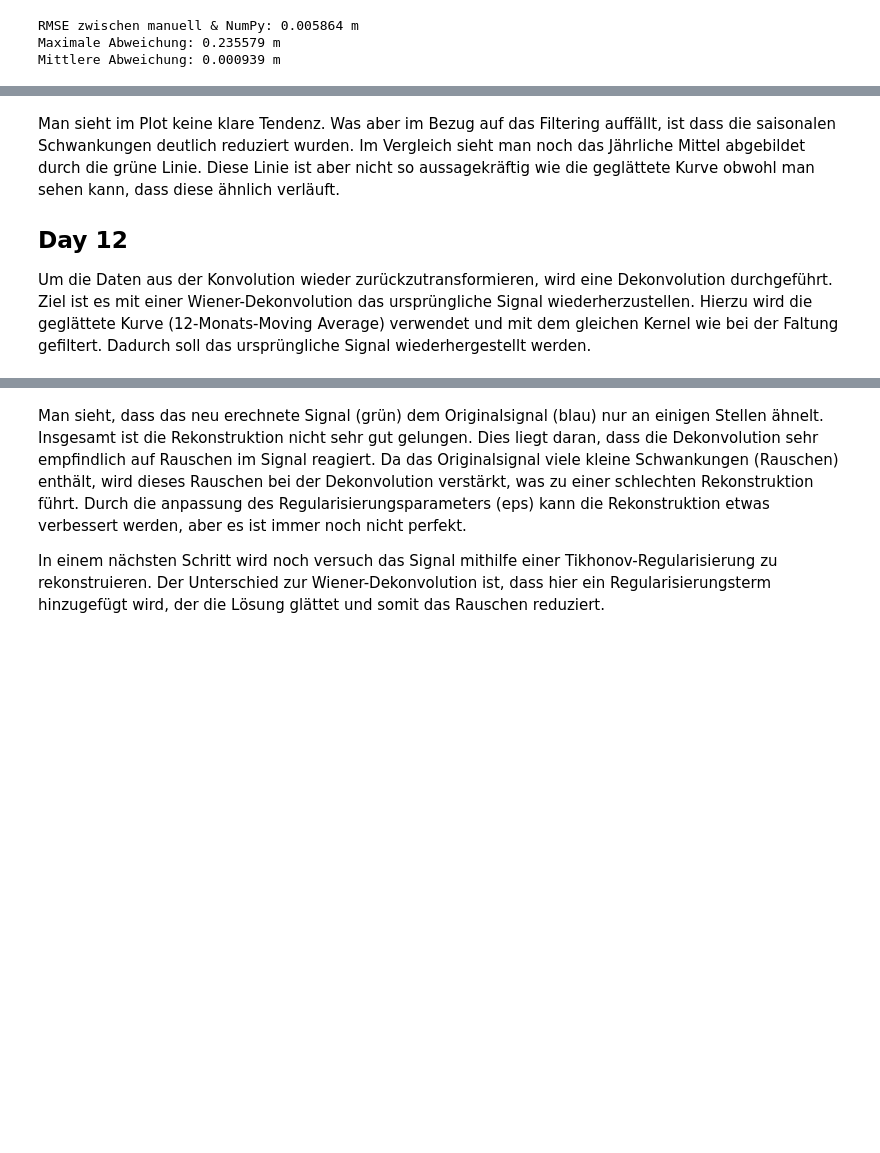
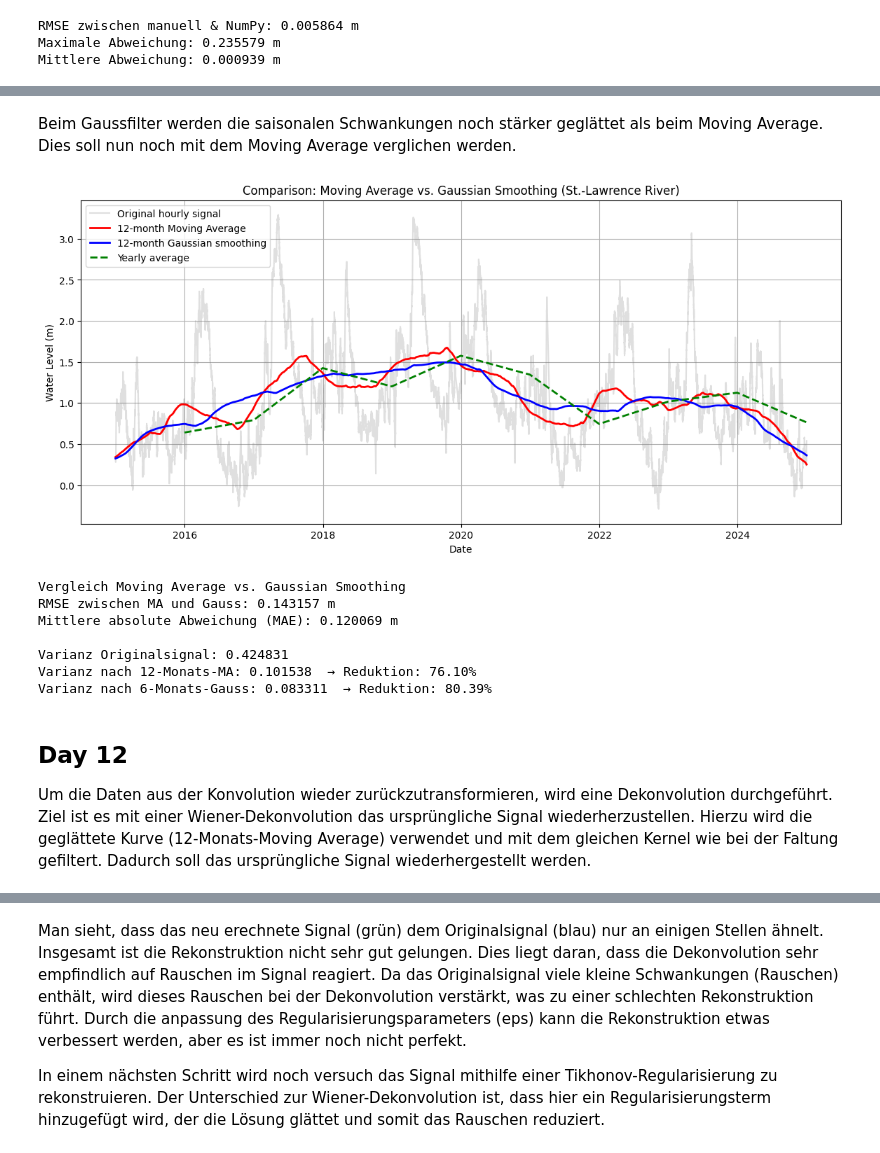
Before and after one commit to adrianmeier2002/gbsv_minichallenges, a Jupyter notebook: MC1/MC1_Day10_15.ipynb, the cells around one changed output, grey strips where cells are left out. Drawn from its saved outputs; the diff is of its cells as text; code cells hidden in the pictures; blank space fills up the shorter version.

```diff
--- a/MC1/MC1_Day10_15.ipynb
+++ b/MC1/MC1_Day10_15.ipynb
@@ -266,6 +588,72 @@ plt.show()
+# %% [markdown]
+Beim Gaussfilter werden die saisonalen Schwankungen noch stärker geglättet als beim Moving Average. Dies soll nun noch mit dem Moving Average verglichen werden.
+# %%
+# --- Signal vorbereiten ---
+sig = water_raw.set_index('Observed_date')['Sealevel'].asfreq('h').interpolate(limit=16*24)
+dates = sig.index
+x = sig.values
+
+# --- Moving Average über 12 Monate (≈ 1 Jahr) ---
+window_hours_ma = 365 * 24
+kernel_ma = np.ones(window_hours_ma) / window_hours_ma
+x_trend_ma = np.convolve(x, kernel_ma, mode='same')
+
+# --- Gaussfilter über 12 Monate ---
+std_months = 12
+std_hours = std_months * 30.42 * 24  # ~ durchschnittliche Stunden in 12 Monaten
+window_hours_gauss = int(2 * std_hours + 1)  # 12 Monate -> Fensterbreite
+kernel_gauss = gaussian(window_hours_gauss, std=std_hours)
+kernel_gauss /= np.sum(kernel_gauss)
+x_trend_gauss = np.convolve(x, kernel_gauss, mode='same')
+
+# --- Jahresmittelwerte zum Vergleich ---
+yearly_avg = sig.resample('YE').mean()
+
+# --- Plot ---
+plt.figure(figsize=(14,6))
+plt.plot(dates, x, alpha=0.25, color='gray', label='Original hourly signal')
+plt.plot(dates, x_trend_ma, color='red', label='12-month Moving Average', linewidth=2)
+plt.plot(dates, x_trend_gauss, color='blue', label='12-month Gaussian smoothing', linewidth=2)
+plt.plot(yearly_avg.index, yearly_avg.values, '--', color='green', label='Yearly average', linewidth=2)
+
+plt.title('Comparison: Moving Average vs. Gaussian Smoothing (St.-Lawrence River)')
+plt.xlabel('Date')
+plt.ylabel('Water Level (m)')
+plt.legend()
+plt.grid(True)
+plt.show()
+
+# --- Quantitative Analyse ---
+diff = x_trend_ma - x_trend_gauss
+
+rmse = np.sqrt(np.mean(diff**2))
+mae = np.mean(np.abs(diff))
+
+# Varianzreduktion
+var_original = np.var(x)
+var_ma = np.var(x_trend_ma)
+var_gauss = np.var(x_trend_gauss)
+reduction_ma = 100 * (1 - var_ma / var_original)
+reduction_gauss = 100 * (1 - var_gauss / var_original)
+
+# --- Ergebnisse ---
+print("Vergleich Moving Average vs. Gaussian Smoothing")
+print(f"RMSE zwischen MA und Gauss: {rmse:.6f} m")
+print(f"Mittlere absolute Abweichung (MAE): {mae:.6f} m")
+print()
+print(f"Varianz Originalsignal: {var_original:.6f}")
+print(f"Varianz nach 12-Monats-MA: {var_ma:.6f}  → Reduktion: {reduction_ma:.2f}%")
+print(f"Varianz nach 12-Monats-Gauss: {var_gauss:.6f}  → Reduktion: {reduction_gauss:.2f}%")
+# %% [output]
+[figure, added]
+Vergleich Moving Average vs. Gaussian Smoothing
+RMSE zwischen MA und Gauss: 0.143157 m
+Mittlere absolute Abweichung (MAE): 0.120069 m
+
+Varianz Originalsignal: 0.424831
+Varianz nach 12-Monats-MA: 0.101538  → Reduktion: 76.10%
+Varianz nach 6-Monats-Gauss: 0.083311  → Reduktion: 80.39%
 # %% [markdown]
-Man sieht im Plot keine klare Tendenz. Was aber im Bezug auf das Filtering auffällt, ist dass die saisonalen Schwankungen deutlich reduziert wurden. Im Vergleich sieht man noch das Jährliche Mittel abgebildet durch die grüne Linie. Diese Linie ist aber nicht so aussagekräftig wie die geglättete Kurve obwohl man sehen kann, dass diese ähnlich verläuft.
-
 ## Day 12
 Um die Daten aus der Konvolution wieder zurückzutransformieren, wird eine Dekonvolution durchgeführt. Ziel ist es mit einer Wiener-Dekonvolution das ursprüngliche Signal wiederherzustellen. Hierzu wird die geglättete Kurve (12-Monats-Moving Average) verwendet und mit dem gleichen Kernel wie bei der Faltung gefiltert. Dadurch soll das ursprüngliche Signal wiederhergestellt werden.
 # %%
```
Also changed, not shown: parts of 17 cells of this notebook, 2 other files.
